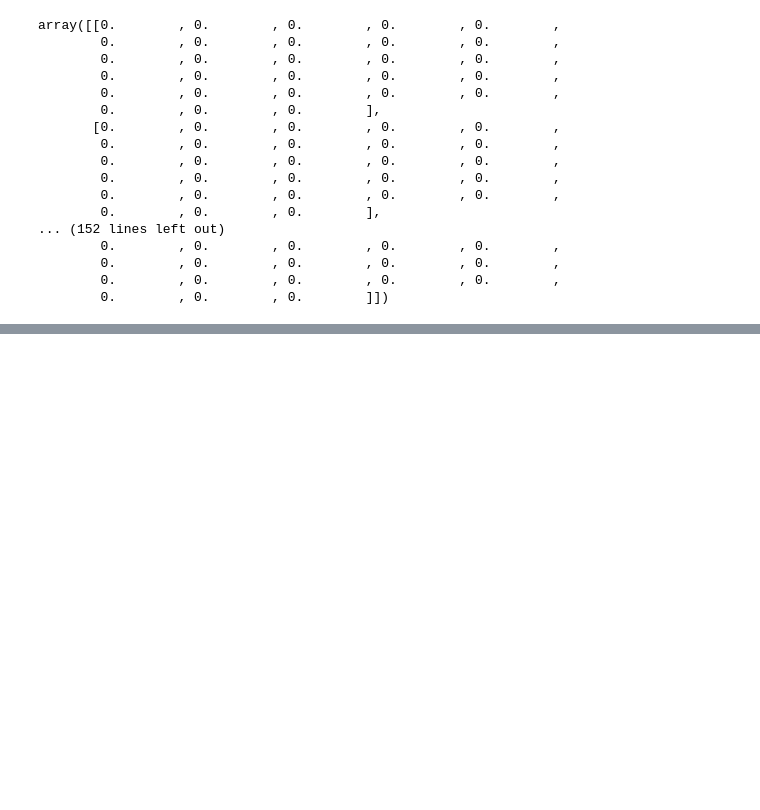
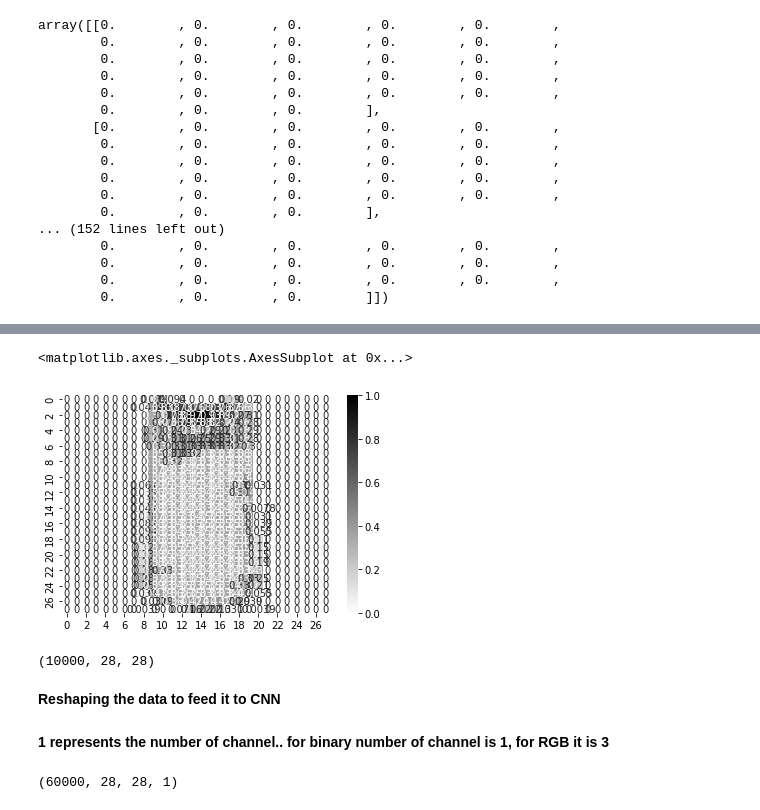
Before and after one commit to dhanyaece/FDP, a Jupyter notebook: Hyper_tuning.ipynb, the cells around one changed output, grey strips where cells are left out. Saved outputs shown, nothing was run; the diff lists cells and outputs as text; code cells hidden in the pictures; blank space fills up the shorter version.

```diff
--- a/Hyper_tuning.ipynb
+++ b/Hyper_tuning.ipynb
@@ -121,0 +134,15 @@ array([[0.        , 0.        , 0.        , 0.        , 0.        ,
+# %%
+plt.Figure(figsize=(15,15))
+sns.heatmap(train_images[2],annot=True, cmap="binary")
+# %% [output]
+<matplotlib.axes._subplots.AxesSubplot at 0x...>
+[figure, added]
+# %%
+test_images.shape
+# %% [output]
+(10000, 28, 28)
+# %% [markdown]
+
+**Reshaping the data to feed it to CNN**
+# %% [markdown]
+**1 represents the number of channel.. for binary number of channel is 1, for RGB it is 3**
@@ -121,0 +152,4 @@ array([[0.        , 0.        , 0.        , 0.        , 0.        ,
+# %%
+train_images.shape
+# %% [output]
+(60000, 28, 28, 1)
```
Also changed, not shown: parts of 23 cells of this notebook.
